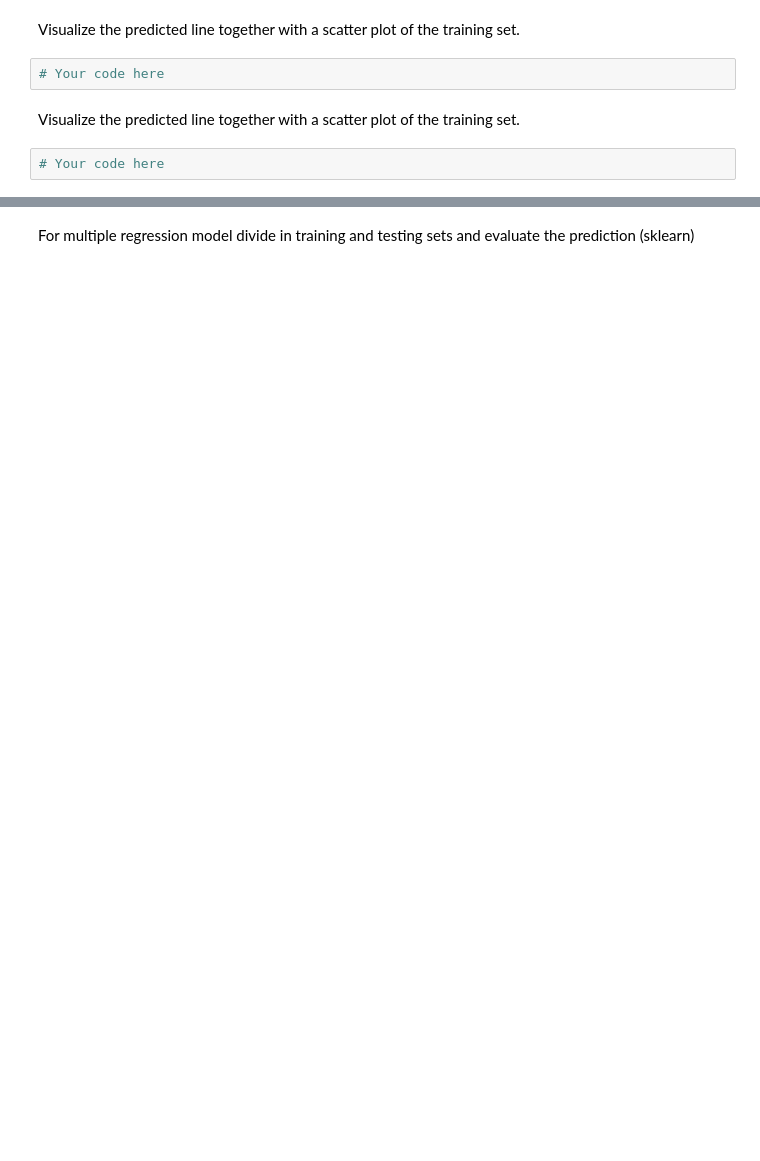
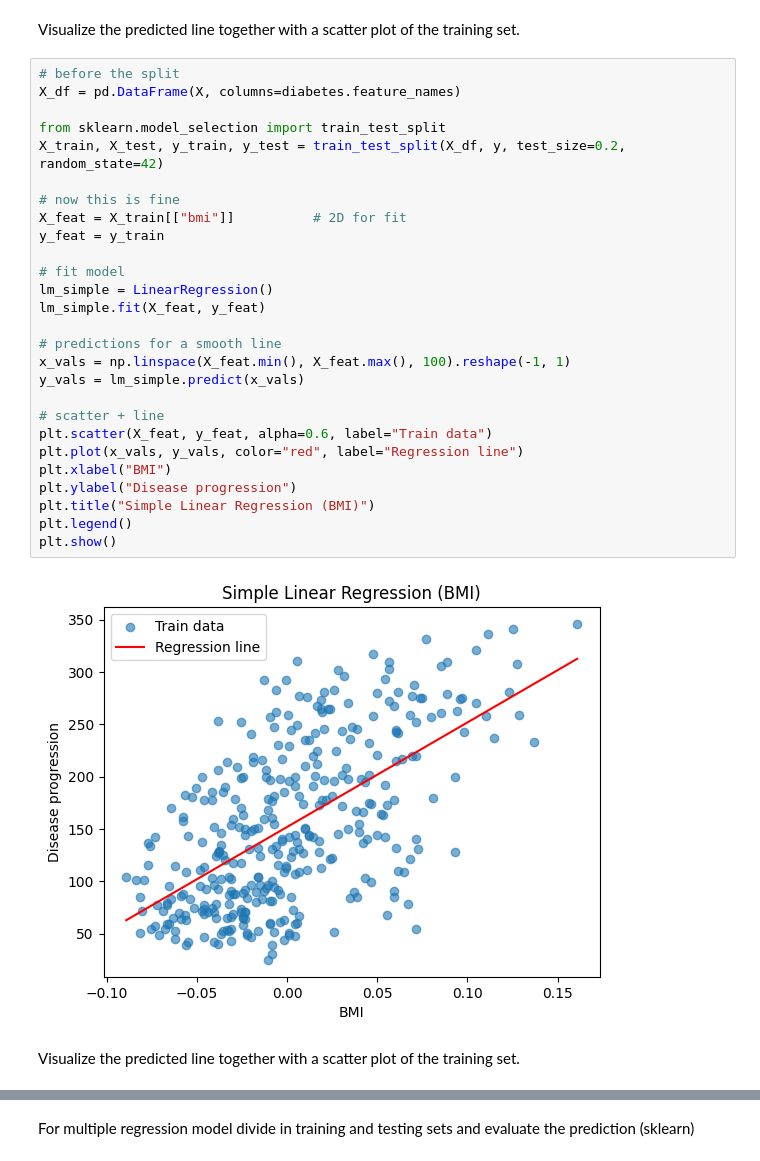
Before and after one commit to chandlershortlidge/lab-dsai-regression-exercises, a Jupyter notebook: your-code/main.ipynb, the cells around one changed output, grey strips where cells are left out. Cells and saved outputs as stored; diff of their text form; blank space fills up the shorter version.

```diff
--- a/your-code/main.ipynb
+++ b/your-code/main.ipynb
@@ -274,8 +388,33 @@ Calculate the Mean Squared Error on the train and test set:
 # %% [markdown]
 Visualize the predicted line together with a scatter plot of the training set.
-# %%
-# Your code here
+# %%
+# before the split
+X_df = pd.DataFrame(X, columns=diabetes.feature_names)
+
+from sklearn.model_selection import train_test_split
+X_train, X_test, y_train, y_test = train_test_split(X_df, y, test_size=0.2, random_state=42)
+
+# now this is fine
+X_feat = X_train[["bmi"]]          # 2D for fit
+y_feat = y_train
+
+# fit model
+lm_simple = LinearRegression()
+lm_simple.fit(X_feat, y_feat)
+
+# predictions for a smooth line
+x_vals = np.linspace(X_feat.min(), X_feat.max(), 100).reshape(-1, 1)
+y_vals = lm_simple.predict(x_vals)
+
+# scatter + line
+plt.scatter(X_feat, y_feat, alpha=0.6, label="Train data")
+plt.plot(x_vals, y_vals, color="red", label="Regression line")
+plt.xlabel("BMI")
+plt.ylabel("Disease progression")
+plt.title("Simple Linear Regression (BMI)")
+plt.legend()
+plt.show()
+# %% [output]
+[figure, added]
 # %% [markdown]
 Visualize the predicted line together with a scatter plot of the training set.
-# %%
-# Your code here
```
Also changed, not shown: parts of 18 cells of this notebook.
